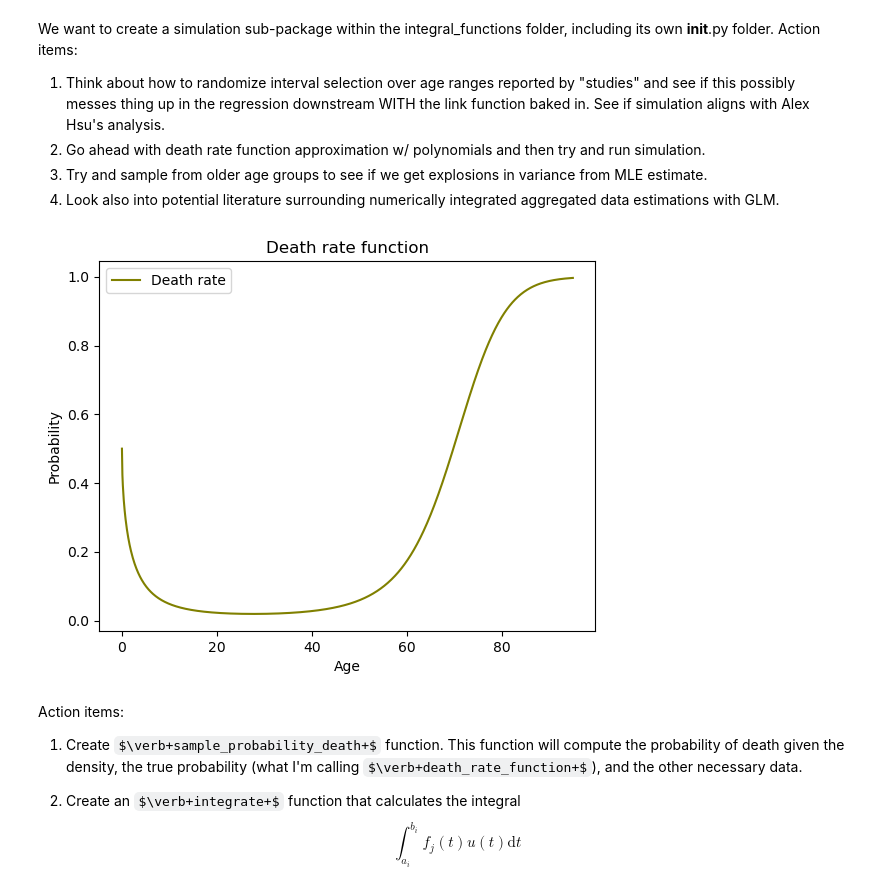
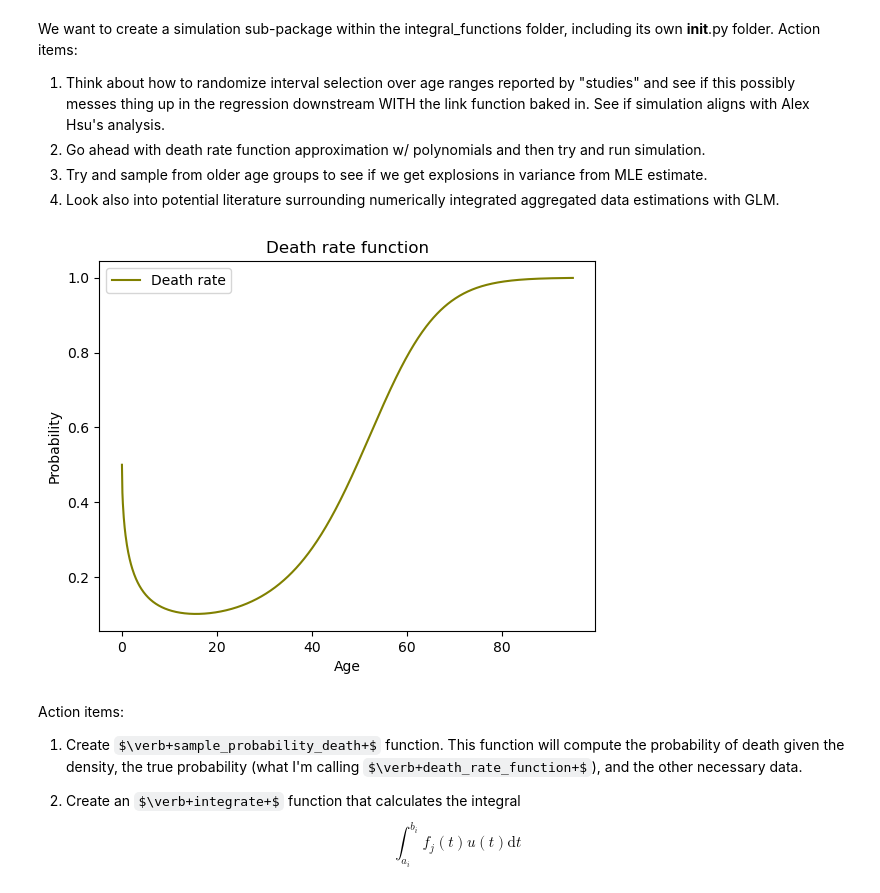
Before and after one commit to ihmeuw-msca/integral-functions, a Jupyter notebook: notebooks/simulation.ipynb, the cells around one changed output. Drawn from its saved outputs; the diff is of its cells as text; code cells hidden in the pictures; some formulas as TeX source.

```diff
--- a/notebooks/simulation.ipynb
+++ b/notebooks/simulation.ipynb
@@ -72,41 +67,20 @@ Action items:
 3. Try and sample from older age groups to see if we get explosions in variance from MLE estimate.
 4. Look also into potential literature surrounding numerically integrated aggregated data estimations with GLM.
 # %%
-c1 = 0.001
+c1 = 0.1
 c2 = 1
 c3 = 0.0017
-
-
-def func1(x):
-    return x
-
-
-def func2(x):
-    return -np.sqrt(x)
-
-
-def func3(x):
-    return x**2
-
-
-def death_rate_function(age):
-    return c1 * func1(age) + c2 * func2(age) + c3 * func3(age)
-
-
-def expit_death_rate_function(age):
-    return expit(death_rate_function(age))
-
 
 prob_death = expit_death_rate_function(age_range)
 
 plt.plot(age_range, prob_death, label="Death rate", c="olive")
 plt.xlabel("Age")
 plt.ylabel("Probability")
 plt.title("Death rate function")
 plt.legend()
 plt.show()
 # %% [output]
-[figure, old version]
+[figure, new version]
 # %% [markdown]
 Action items:
 1. Create $\verb+sample_probability_death+$ function. This function will compute the probability of death given the density, the true probability (what I'm calling $\verb+death_rate_function+$), and the other necessary data.
```
Also changed, not shown: parts of 12 cells of this notebook, 6 other files.
